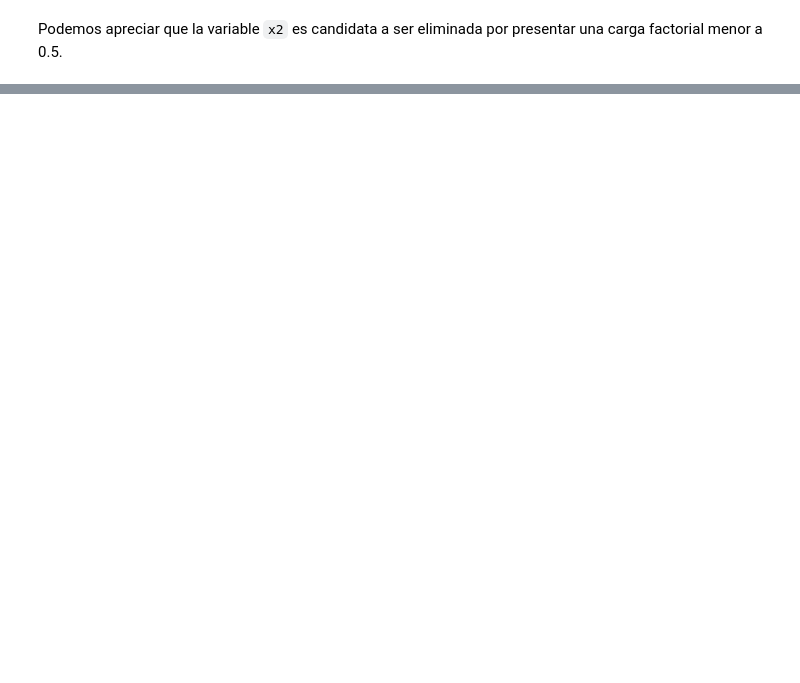
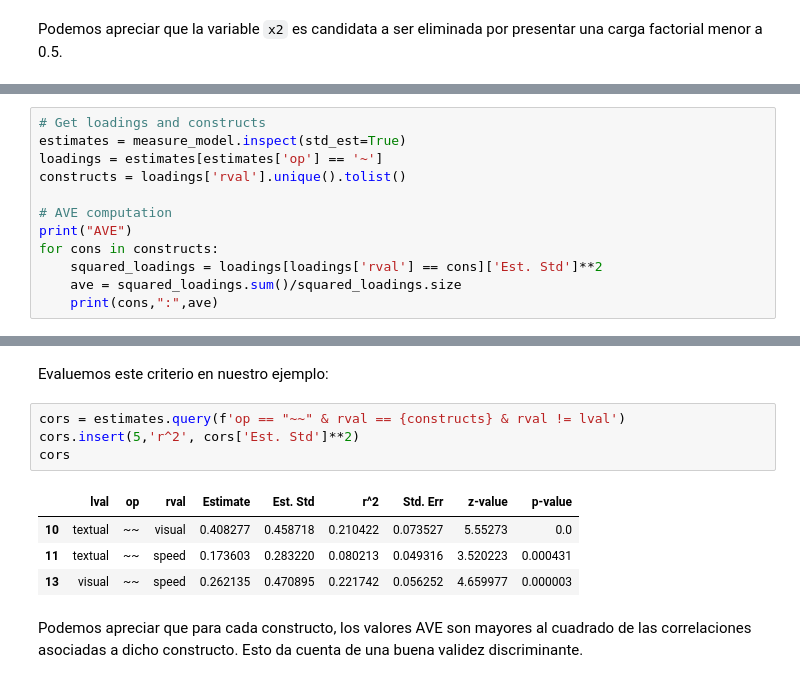
Before and after one commit to renatoparedes/EstadisticaYPsicologiaMatematica, a Jupyter notebook: SEM/AFC.ipynb, the cells around one changed output, grey strips where cells are left out. Drawn from its saved outputs; the diff is of its cells as text; blank space fills up the shorter version.

```diff
--- a/SEM/AFC.ipynb
+++ b/SEM/AFC.ipynb
@@ -288,0 +302,12 @@ Podemos apreciar que los residuos estandarizados se mantienen dentro de rangos a
+# %%
+# Get loadings and constructs
+estimates = measure_model.inspect(std_est=True)
+loadings = estimates[estimates['op'] == '~']
+constructs = loadings['rval'].unique().tolist()
+
+# AVE computation
+print("AVE")
+for cons in constructs:
+    squared_loadings = loadings[loadings['rval'] == cons]['Est. Std']**2
+    ave = squared_loadings.sum()/squared_loadings.size
+    print(cons,":",ave)
@@ -288,0 +325,13 @@ Podemos apreciar que los residuos estandarizados se mantienen dentro de rangos a
+# %% [markdown]
+Evaluemos este criterio en nuestro ejemplo:
+# %%
+cors = estimates.query(f'op == "~~" & rval == {constructs} & rval != lval')
+cors.insert(5,'r^2', cors['Est. Std']**2)
+cors
+# %% [output]
+|  | lval | op | rval | Estimate | Est. Std | r^2 | Std. Err | z-value | p-value |
+| 10 | textual | ~~ | visual | 0.408277 | 0.458718 | 0.210422 | 0.073527 | 5.55273 | 0.0 |
+| 11 | textual | ~~ | speed | 0.173603 | 0.283220 | 0.080213 | 0.049316 | 3.520223 | 0.000431 |
+| 13 | visual | ~~ | speed | 0.262135 | 0.470895 | 0.221742 | 0.056252 | 4.659977 | 0.000003 |
+# %% [markdown]
+Podemos apreciar que para cada constructo, los valores AVE son mayores al cuadrado de las correlaciones asociadas a dicho constructo. Esto da cuenta de una buena validez discriminante.
```
Also changed, not shown: parts of 20 cells of this notebook, 2 other files.
